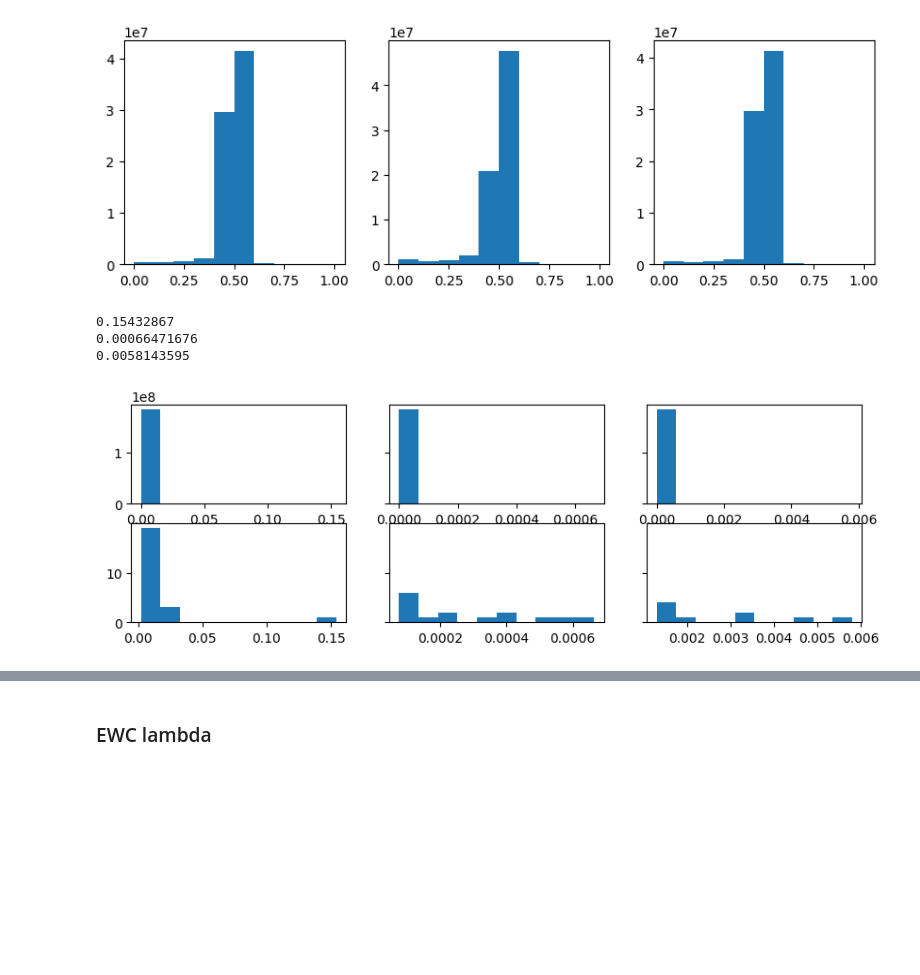
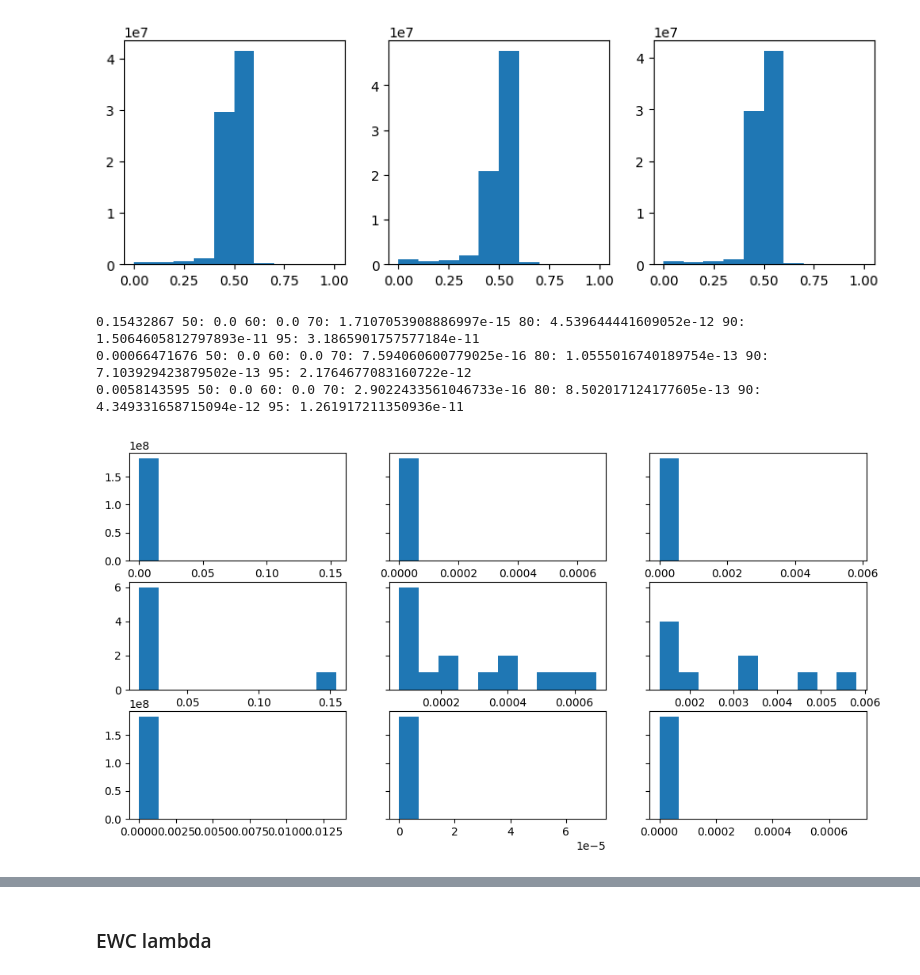
Before and after one commit to itsmemala/FABR, a Jupyter notebook: CL_Metrics.ipynb, the cells around one changed output, grey strips where cells are left out. Saved outputs shown, nothing was run; the diff lists cells and outputs as text; code cells hidden in the pictures; blank space fills up the shorter version.

```diff
--- a/CL_Metrics.ipynb
+++ b/CL_Metrics.ipynb
@@ -542,25 +542,26 @@ for seed in [0]:
 # %%
 path_alpharel = '/content/gdrive/MyDrive/Collas24/IntentSH_NoL1LAEWC_wlast_AdaptZero_2tasks.4/'
 
-check = [0.002, 0.000075, 0.00075]
+check = [0.015, 0.000075, 0.00075]
 
-fig, axes = plt.subplots(nrows=2, ncols=3, sharey='row', figsize=(10, 3))
+fig, axes = plt.subplots(nrows=3, ncols=3, sharey='row', figsize=(12, 6))
 for seed in [0]:
     for ax_idx, rand_idx in enumerate([0,3,6]):
         with open(path_alpharel+'random'+str(rand_idx)+'_seed'+str(seed)+'model_1_fisher_old.pkl', 'rb') as handle:
             alpha_rel = CPU_Unpickler(handle).load()
             for i,(k,v) in enumerate(alpha_rel.items()):
               if i==0:
                   vals = v.flatten()
               else:
                   vals = torch.cat((vals,v.flatten()))
             # print(vals.shape)
         axes[0,ax_idx].hist(vals.numpy())
         vals = vals.numpy()
-        print(np.max(vals))
+        print(np.max(vals), '50:',np.percentile(vals,50), '60:',np.percentile(vals,60), '70:',np.percentile(vals,70), '80:',np.percentile(vals,80), '90:',np.percentile(vals,90), '95:',np.percentile(vals,95))
         axes[1,ax_idx].hist(vals[vals>check[ax_idx]])
+        axes[2,ax_idx].hist(vals[vals<check[ax_idx]])
 # %% [output]
-0.15432867
-0.00066471676
-0.0058143595
+0.15432867 50: 0.0 60: 0.0 70: 1.7107053908886997e-15 80: 4.539644441609052e-12 90: 1.5064605812797893e-11 95: 3.1865901757577184e-11
+0.00066471676 50: 0.0 60: 0.0 70: 7.594060600779025e-16 80: 1.0555016740189754e-13 90: 7.103929423879502e-13 95: 2.1764677083160722e-12
+0.0058143595 50: 0.0 60: 0.0 70: 2.9022433561046733e-16 80: 8.502017124177605e-13 90: 4.349331658715094e-12 95: 1.261917211350936e-11
-[figure, old version]
+[figure, new version]
```
Also changed, not shown: parts of 8 cells of this notebook, 11 other files.
